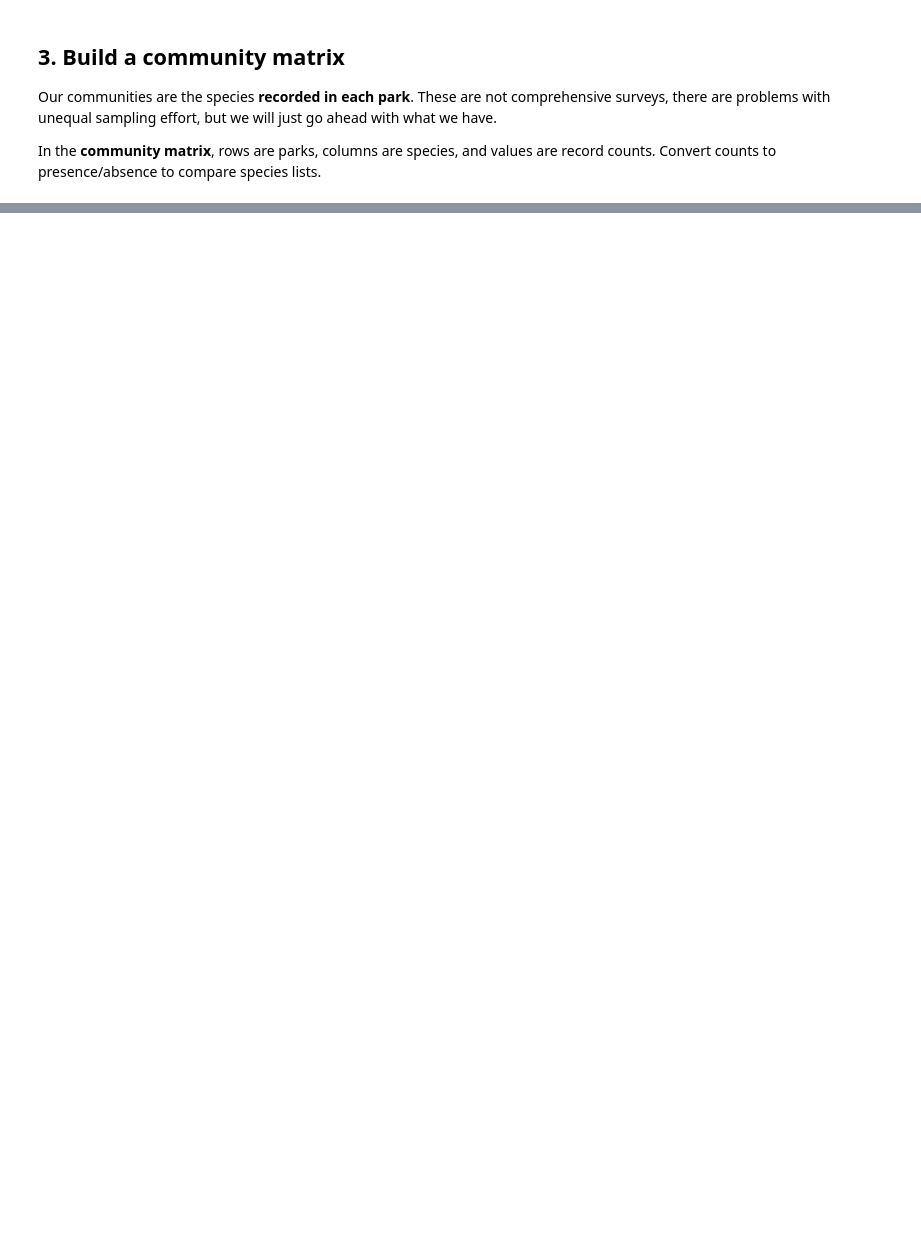
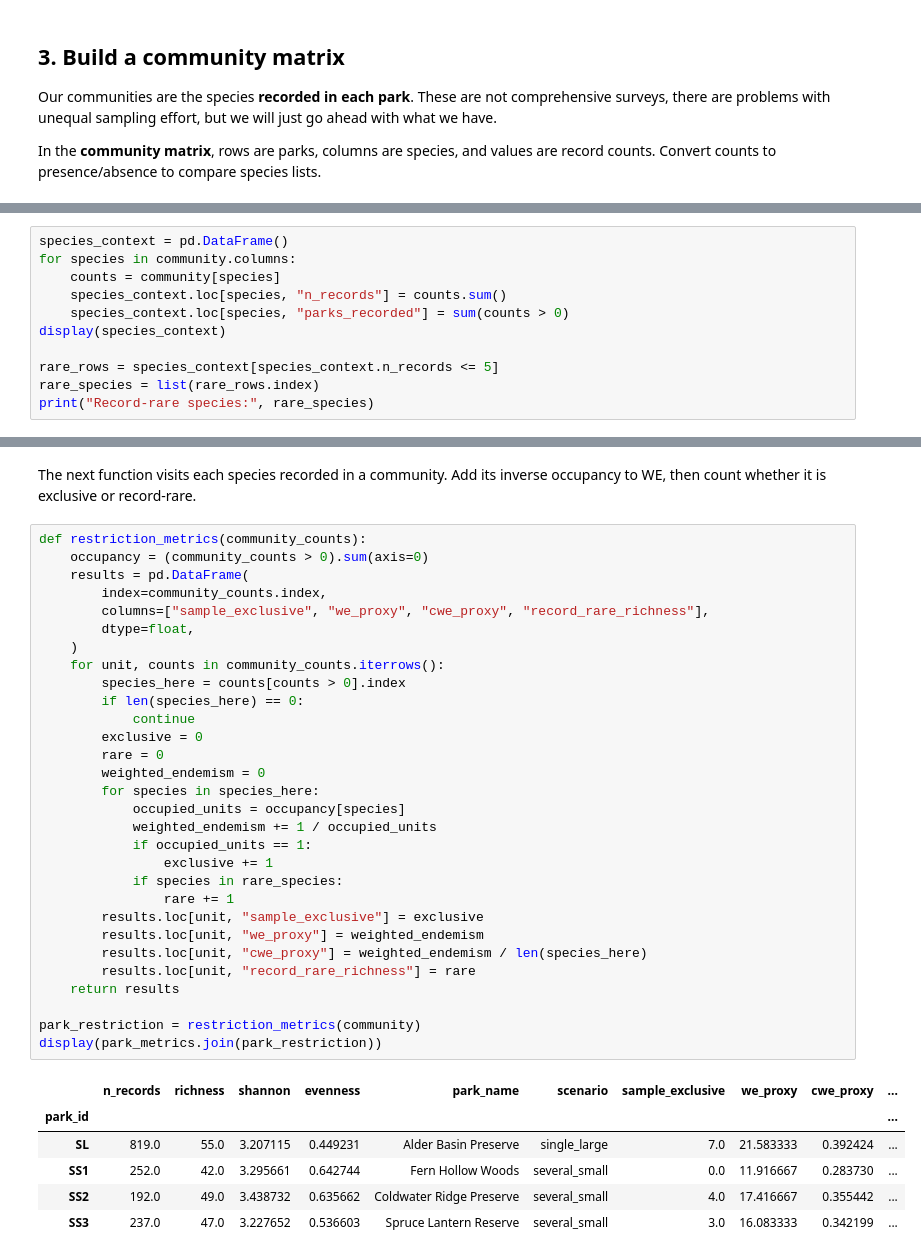
Before and after one commit to isaacovercast/BIO597-SpatialBiodiversity, a Jupyter notebook: docs/labs/Lab10-CommunityComposition.ipynb, the cells around one changed output, grey strips where cells are left out. Cells and saved outputs as stored; diff of their text form; blank space fills up the shorter version.

```diff
--- a/docs/labs/Lab10-CommunityComposition.ipynb
+++ b/docs/labs/Lab10-CommunityComposition.ipynb
@@ -522,0 +361,11 @@ would you need for a real SLOSS decision?
+# %%
+species_context = pd.DataFrame()
+for species in community.columns:
+    counts = community[species]
+    species_context.loc[species, "n_records"] = counts.sum()
+    species_context.loc[species, "parks_recorded"] = sum(counts > 0)
+display(species_context)
+
+rare_rows = species_context[species_context.n_records <= 5]
+rare_species = list(rare_rows.index)
+print("Record-rare species:", rare_species)
@@ -522,0 +387,40 @@ would you need for a real SLOSS decision?
+# %% [markdown]
+The next function visits each species recorded in a community. Add its inverse
+occupancy to WE, then count whether it is exclusive or record-rare.
+# %%
+def restriction_metrics(community_counts):
+    occupancy = (community_counts > 0).sum(axis=0)
+    results = pd.DataFrame(
+        index=community_counts.index,
+        columns=["sample_exclusive", "we_proxy", "cwe_proxy", "record_rare_richness"],
+        dtype=float,
+    )
+    for unit, counts in community_counts.iterrows():
+        species_here = counts[counts > 0].index
+        if len(species_here) == 0:
+            continue
+        exclusive = 0
+        rare = 0
+        weighted_endemism = 0
+        for species in species_here:
+            occupied_units = occupancy[species]
+            weighted_endemism += 1 / occupied_units
+            if occupied_units == 1:
+                exclusive += 1
+            if species in rare_species:
+                rare += 1
+        results.loc[unit, "sample_exclusive"] = exclusive
+        results.loc[unit, "we_proxy"] = weighted_endemism
+        results.loc[unit, "cwe_proxy"] = weighted_endemism / len(species_here)
+        results.loc[unit, "record_rare_richness"] = rare
+    return results
+
+park_restriction = restriction_metrics(community)
+display(park_metrics.join(park_restriction))
+# %% [output]
+|  | n_records | richness | shannon | evenness | park_name | scenario | sample_exclusive | we_proxy | cwe_proxy | ... |
+| park_id |  |  |  |  |  |  |  |  |  | ... |
+| SL | 819.0 | 55.0 | 3.207115 | 0.449231 | Alder Basin Preserve | single_large | 7.0 | 21.583333 | 0.392424 | ... |
+| SS1 | 252.0 | 42.0 | 3.295661 | 0.642744 | Fern Hollow Woods | several_small | 0.0 | 11.916667 | 0.283730 | ... |
+| SS2 | 192.0 | 49.0 | 3.438732 | 0.635662 | Coldwater Ridge Preserve | several_small | 4.0 | 17.416667 | 0.355442 | ... |
+| SS3 | 237.0 | 47.0 | 3.227652 | 0.536603 | Spruce Lantern Reserve | several_small | 3.0 | 16.083333 | 0.342199 | ... |
```
Also changed, not shown: parts of 56 cells of this notebook, 35 other files.
